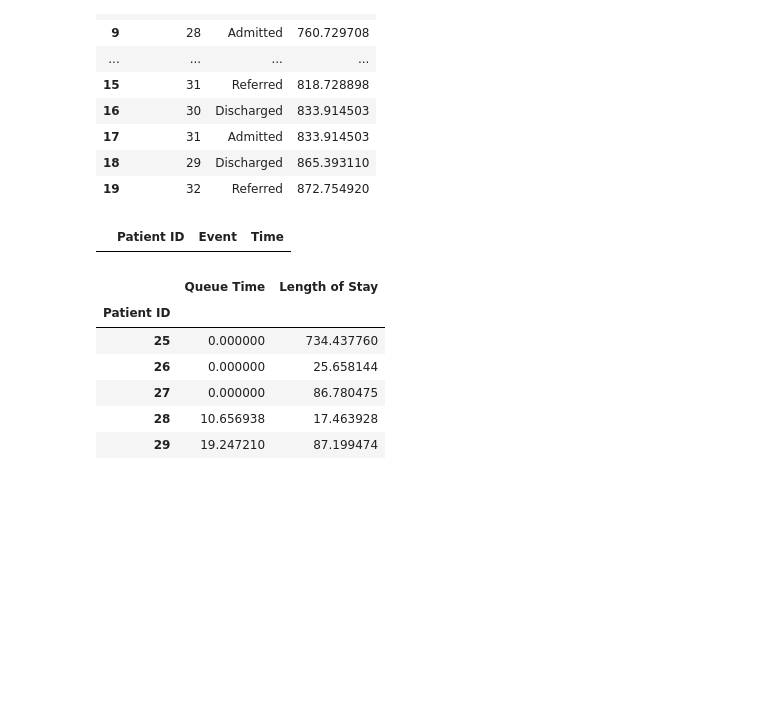
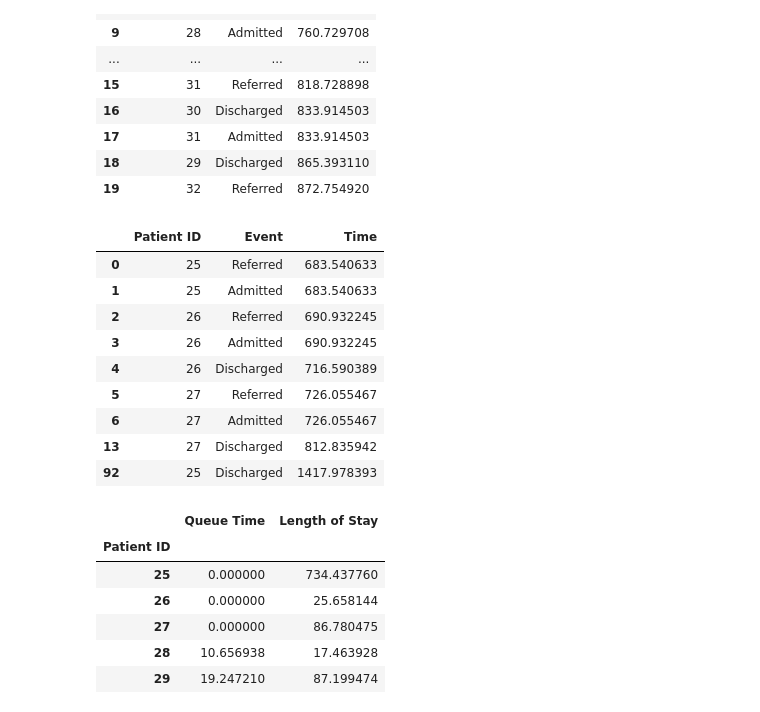
Before and after one commit to beckyexeter/hpdm097_des_assignment, a Jupyter notebook: technical_appendix/model_iterations/01_one-type-of-unplanned-admission.ipynb, the cells around one changed output. Saved outputs shown, nothing was run; the diff lists cells and outputs as text; code cells hidden in the pictures; blank space fills up the shorter version.

```diff
--- a/technical_appendix/model_iterations/01_one-type-of-unplanned-admission.ipynb
+++ b/technical_appendix/model_iterations/01_one-type-of-unplanned-admission.ipynb
@@ -195,9 +195,18 @@ run_0_events.head(20)
 | 18 | 29 | Discharged | 865.393110 |
 | 19 | 32 | Referred | 872.754920 |
 # %%
-run_0_events[run_0_events["Patient ID"].isin([14,15,16])]
+run_0_events[run_0_events["Patient ID"].isin([25, 26, 27])]
 # %% [output]
 |  | Patient ID | Event | Time |
+| 0 | 25 | Referred | 683.540633 |
+| 1 | 25 | Admitted | 683.540633 |
+| 2 | 26 | Referred | 690.932245 |
+| 3 | 26 | Admitted | 690.932245 |
+| 4 | 26 | Discharged | 716.590389 |
+| 5 | 27 | Referred | 726.055467 |
+| 6 | 27 | Admitted | 726.055467 |
+| 13 | 27 | Discharged | 812.835942 |
+| 92 | 25 | Discharged | 1417.978393 |
 # %%
 all_run_results_dict = my_trial.run_results_dict
 all_reps = pd.concat(all_run_results_dict.values())
```
Also changed, not shown: parts of 1 cell of this notebook.
